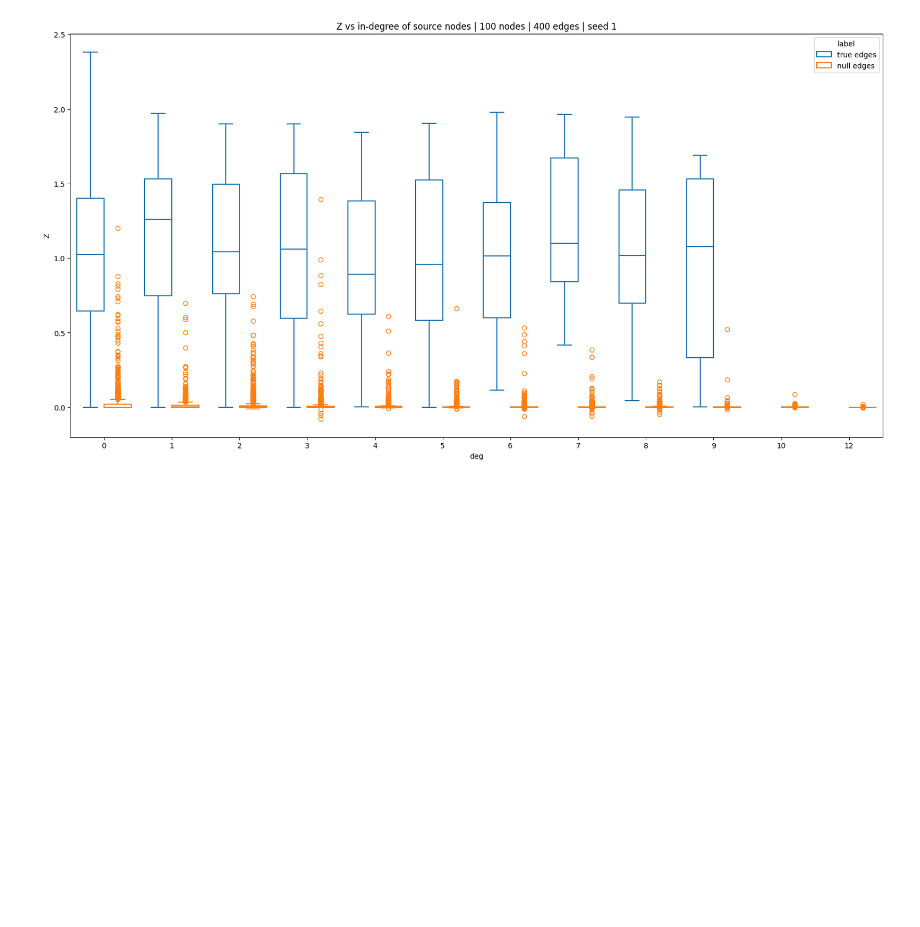
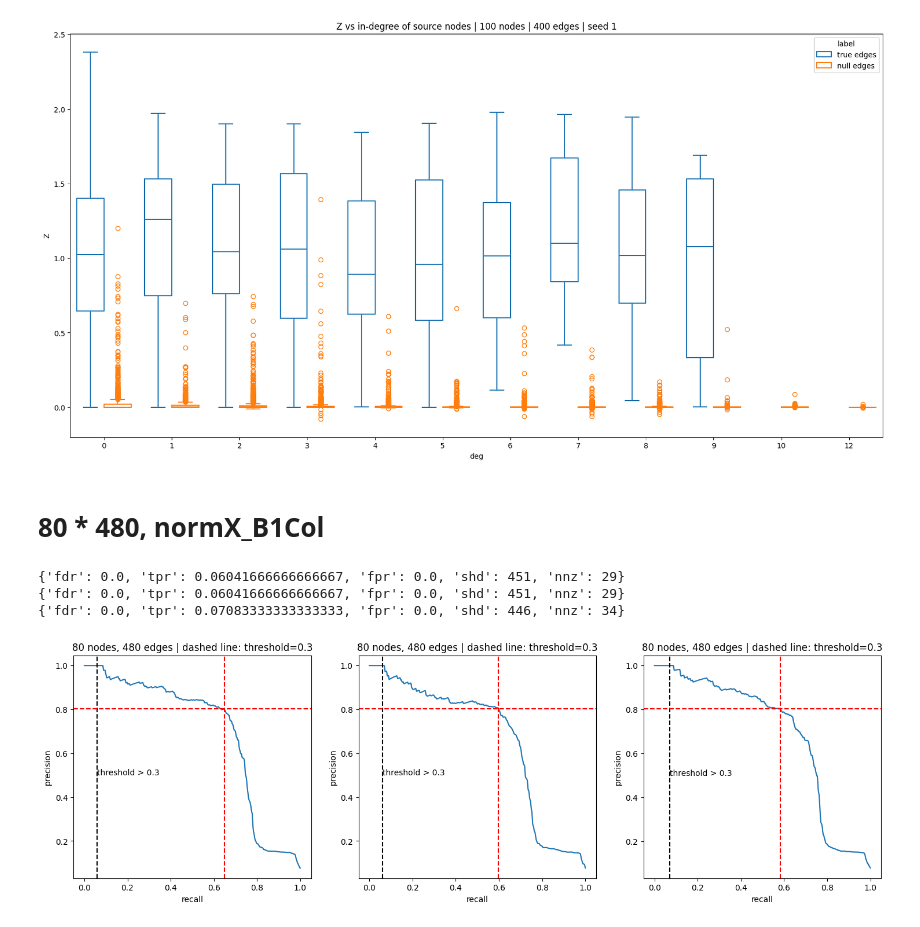
Before and after one commit to LspongebobJH/dagma, a Jupyter notebook: src/dagma/notebooks/v11.ipynb, the cells around one changed output. Drawn from its saved outputs; the diff is of its cells as text; code cells hidden in the pictures; blank space fills up the shorter version.

```diff
--- a/src/dagma/notebooks/v11.ipynb
+++ b/src/dagma/notebooks/v11.ipynb
@@ -511,3 +516,5 @@ use_out_deg = False
 df = z0_vs_deg_box(Z11_21, B_true, out_deg, in_deg, ax, src, use_out_deg, use_strip=False)
 # %% [output]
 [figure]
+# %% [markdown]
+# 80 * 480, normX_B1Col
@@ -513,0 +558,17 @@ df = z0_vs_deg_box(Z11_21, B_true, out_deg, in_deg, ax, src, use_out_deg, use_st
+# %%
+fig, axs = plt.subplots(1, 3, figsize=(18, 5))
+
+for (ax, seedX) in zip(axs, [2, 7, 8]):
+    X, W, B_true, W_true = load_data_39(80, 6, seedX, '_normX_B1Col')
+
+    mask = (np.abs(W) > 0.3)
+    _W = W.copy()
+    _W[~mask] = 0
+    print(utils_dagma.count_accuracy(B_true, (_W != 0.)))
+
+    prec, rec, threshold = draw_pr_curve(W, B_true, seedX, 80, 6, ax)
+# %% [output]
+{'fdr': 0.0, 'tpr': 0.06041666666666667, 'fpr': 0.0, 'shd': 451, 'nnz': 29}
+{'fdr': 0.0, 'tpr': 0.06041666666666667, 'fpr': 0.0, 'shd': 451, 'nnz': 29}
+{'fdr': 0.0, 'tpr': 0.07083333333333333, 'fpr': 0.0, 'shd': 446, 'nnz': 34}
+[figure, added]
```
Also changed, not shown: parts of 12 cells of this notebook, 9 other files.
